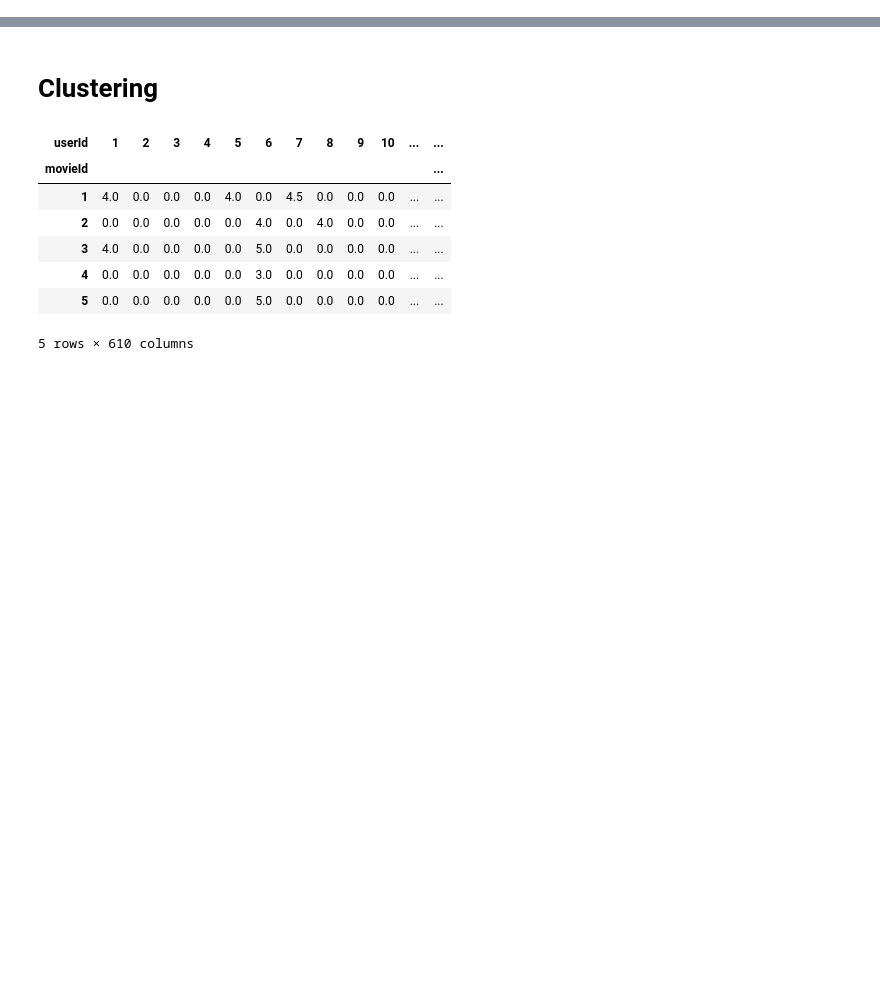
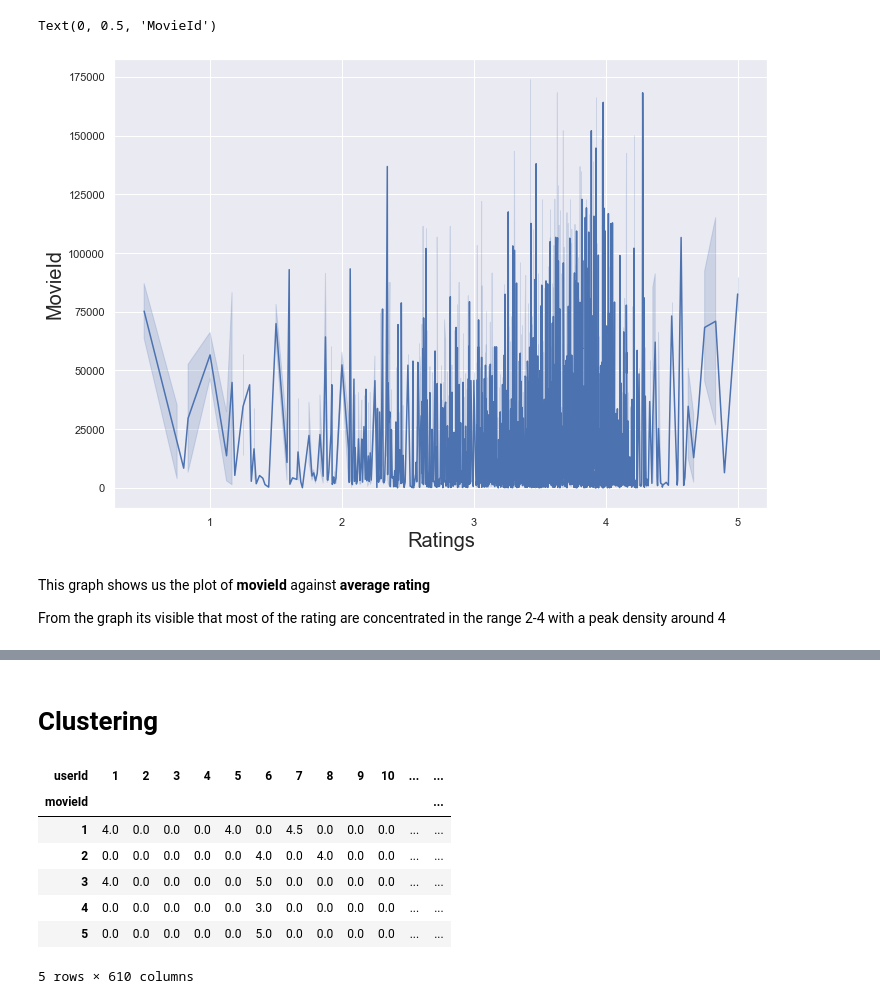
Before and after one commit to harsh-singh-rathore/recommender-system-dwdm, a Jupyter notebook: Content_Based_Filtering.ipynb, the cells around one changed output, grey strips where cells are left out. Saved outputs shown, nothing was run; the diff lists cells and outputs as text; code cells hidden in the pictures; blank space fills up the shorter version.

```diff
--- a/Content_Based_Filtering.ipynb
+++ b/Content_Based_Filtering.ipynb
@@ -131,0 +61,4 @@ movie_recommendations(50)
+# %%
+ratings = df_ratings.groupby('movieId', as_index=False)['rating'].mean()
+merged_df = pd.merge(movies, ratings, how='outer')
+merged_df.head()
@@ -131,0 +75,11 @@ movie_recommendations(50)
+# %%
+p = sns.lineplot(x=ratings.rating.values, y=ratings.movieId.values)
+p.set_xlabel("Ratings", fontsize = 20)
+p.set_ylabel("MovieId", fontsize = 20)
+# %% [output]
+Text(0, 0.5, 'MovieId')
+[figure, added]
+# %% [markdown]
+This graph shows us the plot of **movieId** against **average rating**
+
+From the graph its visible that most of the rating are concentrated in the range 2-4 with a peak density around 4
```
Also changed, not shown: parts of 71 cells of this notebook.
